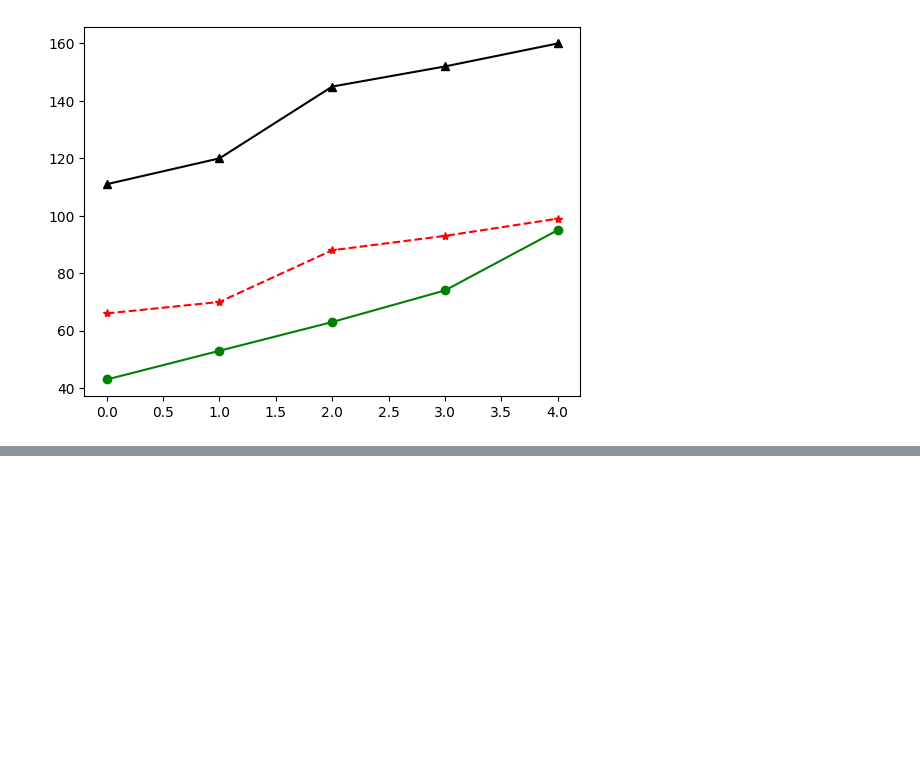
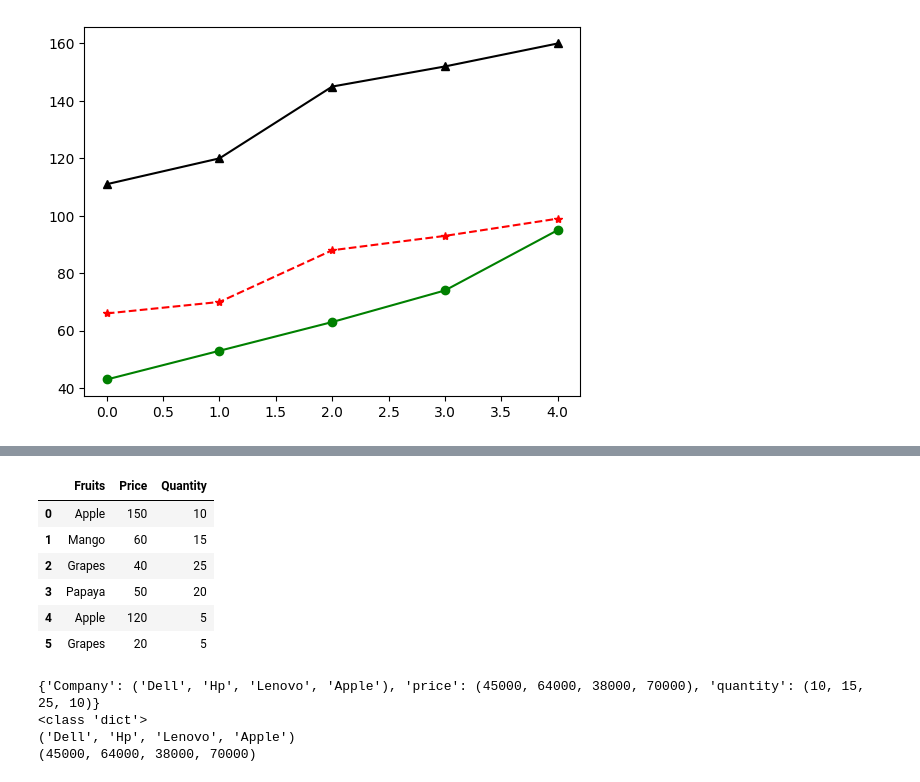
Before and after one commit to GulamAnsari12/Full-Python, a Jupyter notebook: Practice.ipynb, the cells around one changed output, grey strips where cells are left out. Saved outputs shown, nothing was run; the diff lists cells and outputs as text; code cells hidden in the pictures; blank space fills up the shorter version.

```diff
--- a/Practice.ipynb
+++ b/Practice.ipynb
@@ -489,0 +544,8 @@ plt.show()
+# %%
+s = {"Fruits":["Apple", "Mango","Grapes","Papaya","Apple","Grapes"],
+     "Price":[150,60,40,50,120,20],
+     "Quantity":[10,15,25,20,5,5]}
+print(s)
+print(type(s))
+b = pd.DataFrame(s)
+s
@@ -489,0 +558,23 @@ plt.show()
+# %%
+b
+# %% [output]
+|  | Fruits | Price | Quantity |
+| 0 | Apple | 150 | 10 |
+| 1 | Mango | 60 | 15 |
+| 2 | Grapes | 40 | 25 |
+| 3 | Papaya | 50 | 20 |
+| 4 | Apple | 120 | 5 |
+| 5 | Grapes | 20 | 5 |
+# %%
+g = {"Company":("Dell","Hp","Lenovo","Apple"),
+     "price":(45000,64000,38000,70000),
+     "quantity":(10,15,25,10)}
+print(g)
+print(type(g))
+print(g["Company"])
+print(g["price"])
+# %% [output]
+{'Company': ('Dell', 'Hp', 'Lenovo', 'Apple'), 'price': (45000, 64000, 38000, 70000), 'quantity': (10, 15, 25, 10)}
+<class 'dict'>
+('Dell', 'Hp', 'Lenovo', 'Apple')
+(45000, 64000, 38000, 70000)
```
Also changed, not shown: parts of 12 cells of this notebook, 2 other files.
